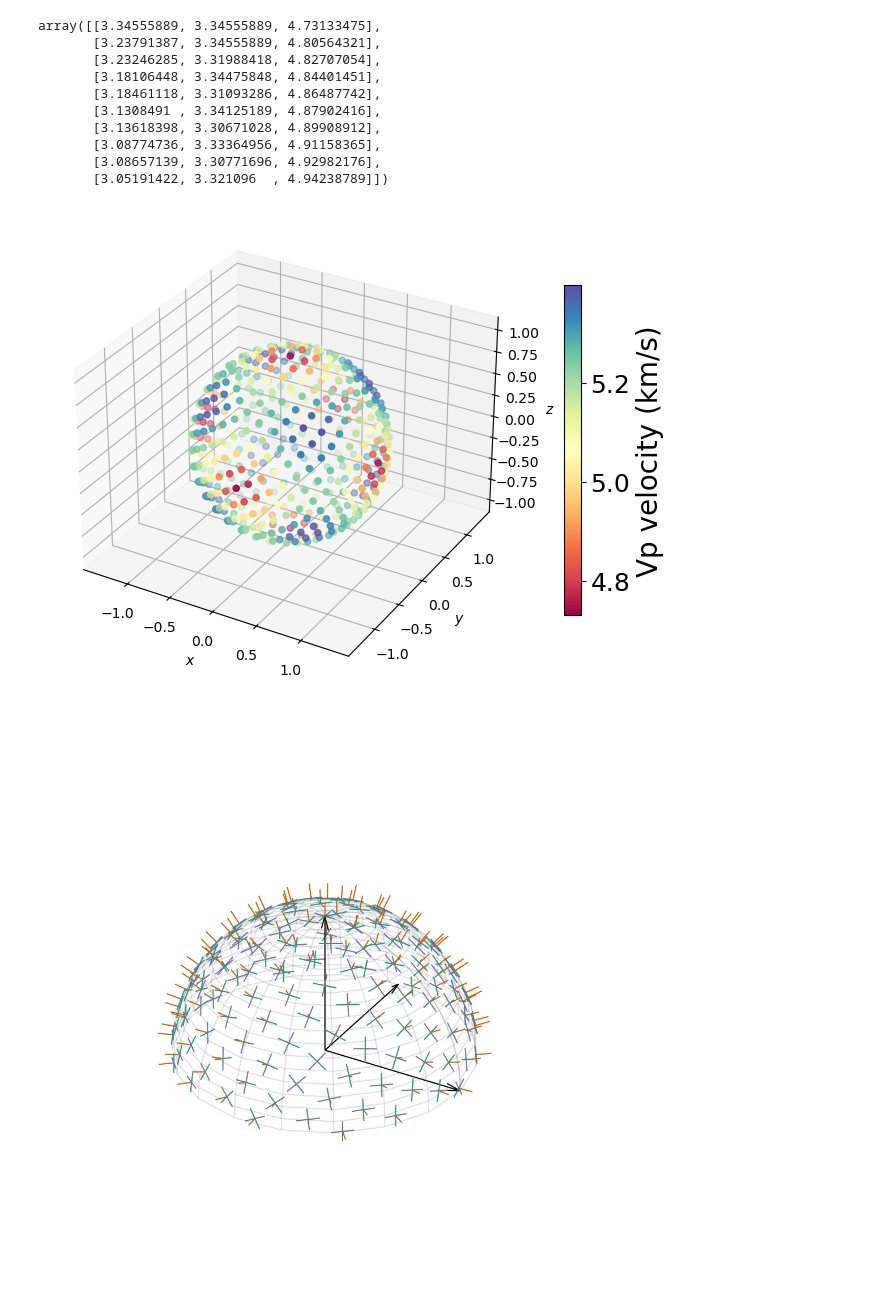
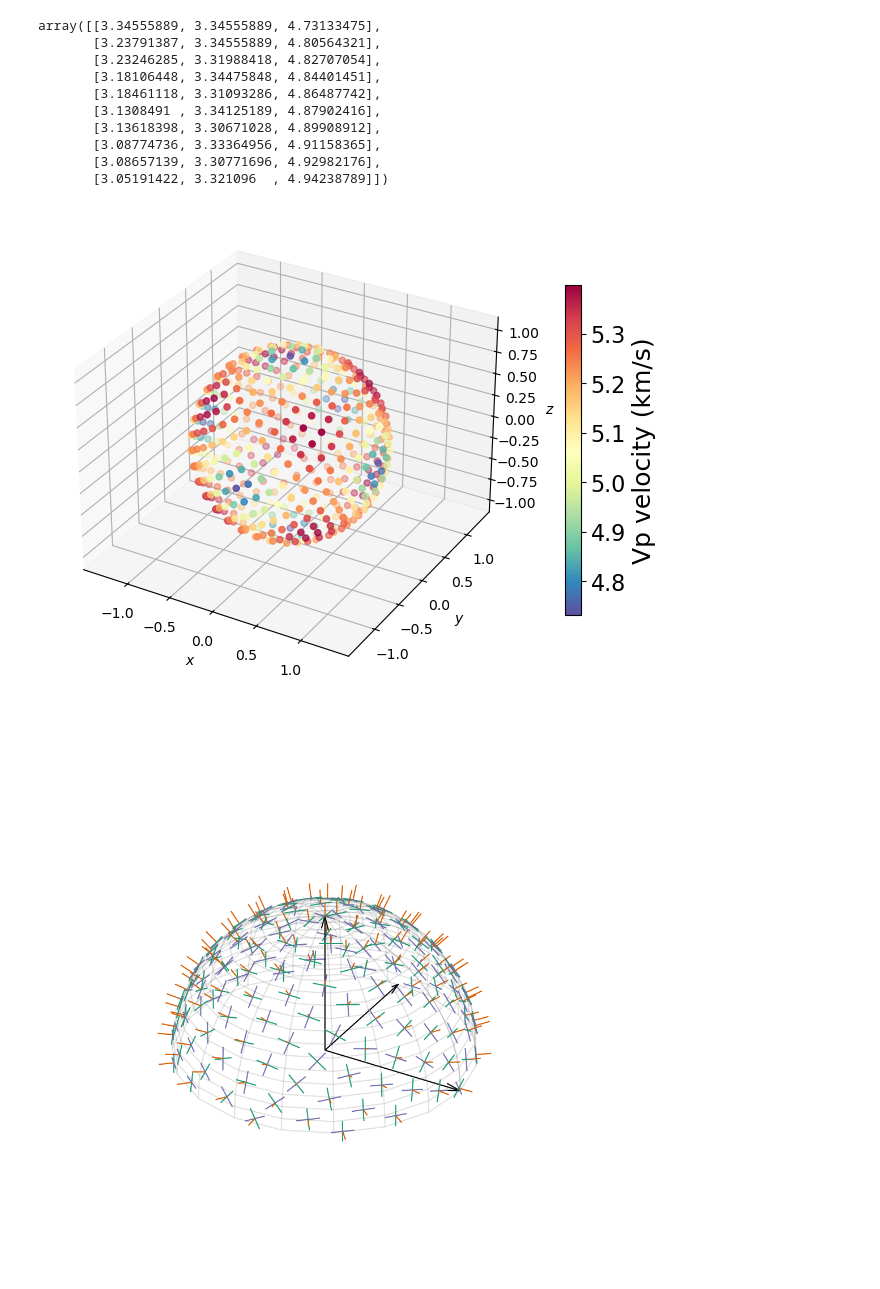
Before and after one commit to marcoalopez/PyRockWave, a Jupyter notebook: src/test_christoffel_stepbystep.ipynb, the cells around one changed output. Saved outputs shown, nothing was run; the diff lists cells and outputs as text; code cells hidden in the pictures.

```diff
--- a/src/test_christoffel_stepbystep.ipynb
+++ b/src/test_christoffel_stepbystep.ipynb
@@ -144,16 +144,16 @@ array([[3.34555889, 3.34555889, 4.73133475],
 # %%
 # plot to test
 fig, ax = plt.subplots(subplot_kw={"projection": "3d"}, constrained_layout=True)
-speed = ax.scatter(x, y, z, c=phase_velocities[:, 2], cmap='Spectral')
+speed = ax.scatter(x, y, z, c=phase_velocities[:, 2], cmap='Spectral_r')
 ax.axis('equal')
 ax.set_xlabel(r'$x$'), ax.set_ylabel(r'$y$'), ax.set_zlabel(r'$z$')
 
 # add color bar
 cbar = fig.colorbar(speed, ax=ax, shrink=0.7, location='right')
-cbar.set_label('Vp velocity (km/s)', fontsize=20)
-cbar.ax.tick_params(labelsize=18)
+cbar.set_label('Vp velocity (km/s)', fontsize=18)
+cbar.ax.tick_params(labelsize=16)
 # %% [output]
-[figure, old version]
+[figure, new version]
 # %%
 azimuths2, polar2 = coor.equispaced_S2_grid(n=150, hemisphere='upper')
 x2, y2, z2 = coor.sph2cart(azimuths2, polar2)
```
